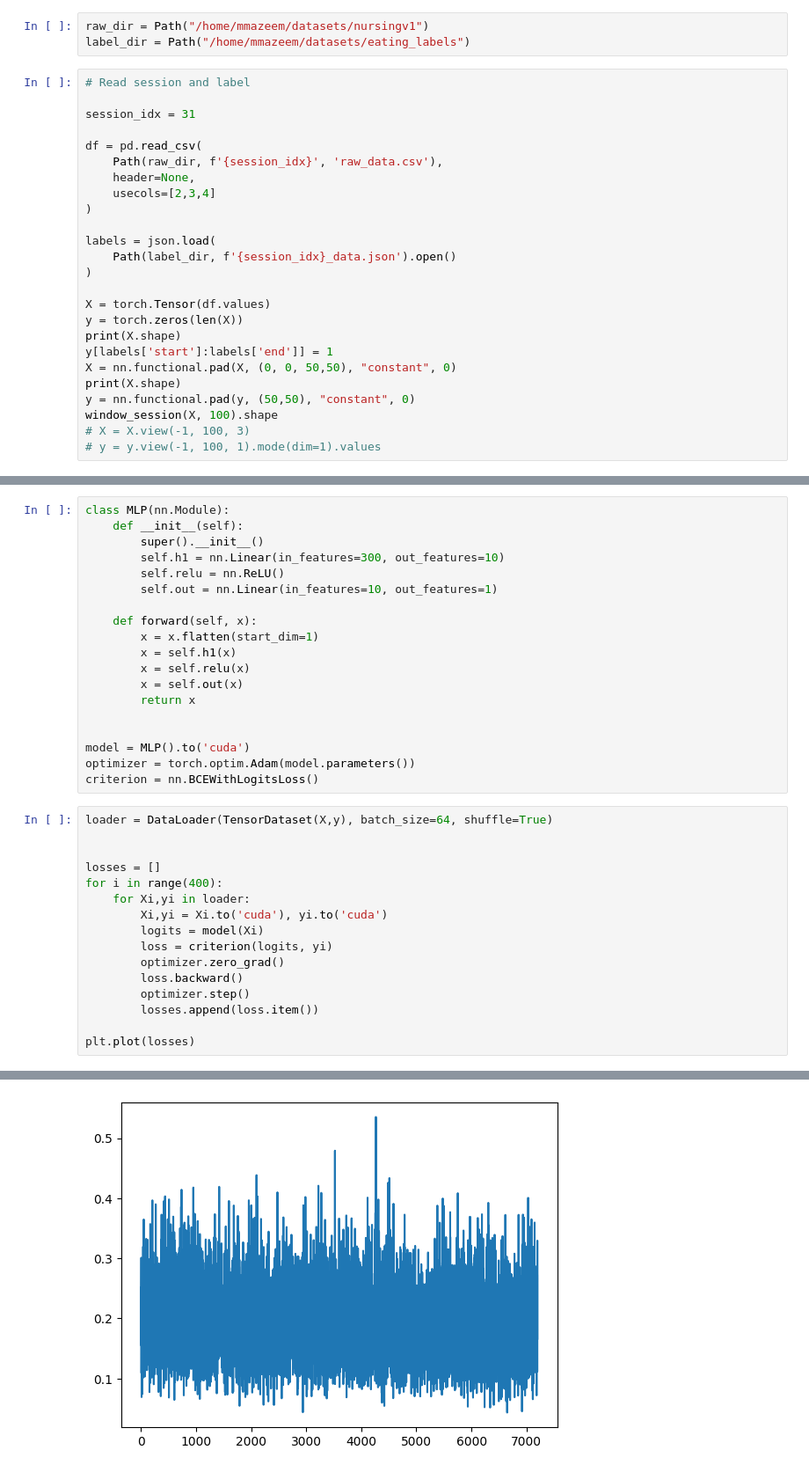
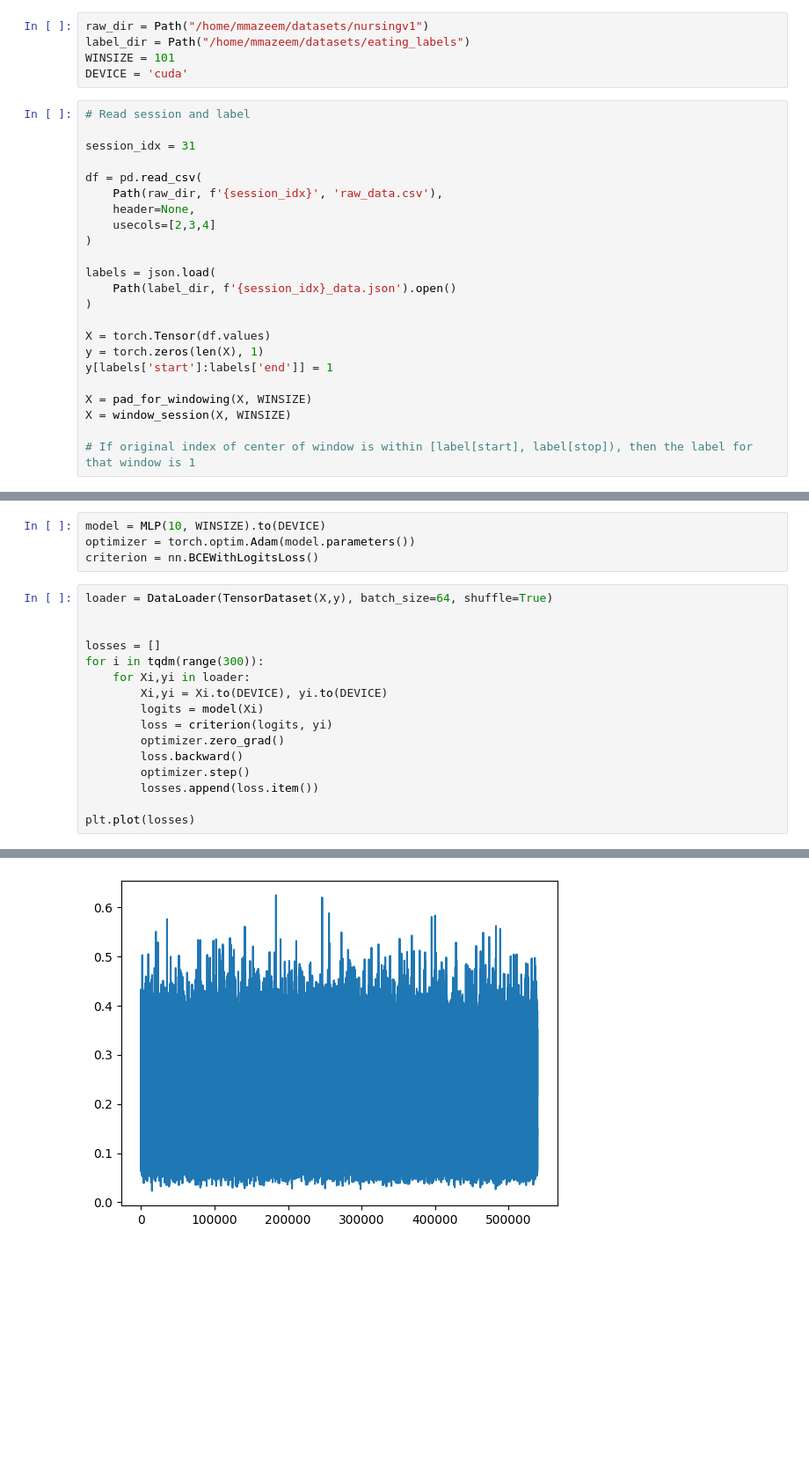
Before and after one commit to Musa-Azeem/eating-detection, a Jupyter notebook: Step2.ipynb, the cells around one changed output, grey strips where cells are left out. Shown at 88% size. Drawn from its saved outputs; the diff is of its cells as text; blank space fills up the shorter version.

```diff
--- a/Step2.ipynb
+++ b/Step2.ipynb
@@ -9,6 +15,8 @@ from torch.utils.data import TensorDataset, DataLoader
 # %%
 raw_dir = Path("/home/mmazeem/datasets/nursingv1")
 label_dir = Path("/home/mmazeem/datasets/eating_labels")
+WINSIZE = 101
+DEVICE = 'cuda'
 # %%
 # Read session and label
 
@@ -25,12 +33,10 @@ labels = json.load(
 )
 
 X = torch.Tensor(df.values)
-y = torch.zeros(len(X))
-print(X.shape)
+y = torch.zeros(len(X), 1)
 y[labels['start']:labels['end']] = 1
-X = nn.functional.pad(X, (0, 0, 50,50), "constant", 0)
-print(X.shape)
-y = nn.functional.pad(y, (50,50), "constant", 0)
-window_session(X, 100).shape
-# X = X.view(-1, 100, 3)
-# y = y.view(-1, 100, 1).mode(dim=1).values
+
+X = pad_for_windowing(X, WINSIZE)
+X = window_session(X, WINSIZE)
+
+# If original index of center of window is within [label[start], label[stop]), then the label for that window is 1
@@ -83,38 +43,23 @@ tensor([[ 0.0000,  0.0000,  0.0000,  ...,  9.7188,  9.9453,  9.6484],
-# %%
-class MLP(nn.Module):
-    def __init__(self):
-        super().__init__()
-        self.h1 = nn.Linear(in_features=300, out_features=10)
-        self.relu = nn.ReLU()
-        self.out = nn.Linear(in_features=10, out_features=1)
-
-    def forward(self, x):
-        x = x.flatten(start_dim=1)
-        x = self.h1(x)
-        x = self.relu(x)
-        x = self.out(x)
-        return x
-
-
-model = MLP().to('cuda')
-optimizer = torch.optim.Adam(model.parameters())
-criterion = nn.BCEWithLogitsLoss()
+# %%
+model = MLP(10, WINSIZE).to(DEVICE)
+optimizer = torch.optim.Adam(model.parameters())
+criterion = nn.BCEWithLogitsLoss()
 # %%
 loader = DataLoader(TensorDataset(X,y), batch_size=64, shuffle=True)
 
 
 losses = []
-for i in range(400):
+for i in tqdm(range(300)):
     for Xi,yi in loader:
-        Xi,yi = Xi.to('cuda'), yi.to('cuda')
+        Xi,yi = Xi.to(DEVICE), yi.to(DEVICE)
         logits = model(Xi)
         loss = criterion(logits, yi)
         optimizer.zero_grad()
         loss.backward()
         optimizer.step()
         losses.append(loss.item())
 
 plt.plot(losses)
 # %% [output]
 [<matplotlib.lines.Line2D at 0x...>]
-[figure, old version]
+[figure, new version]
```
Also changed, not shown: parts of 8 cells of this notebook, 1 other file.
